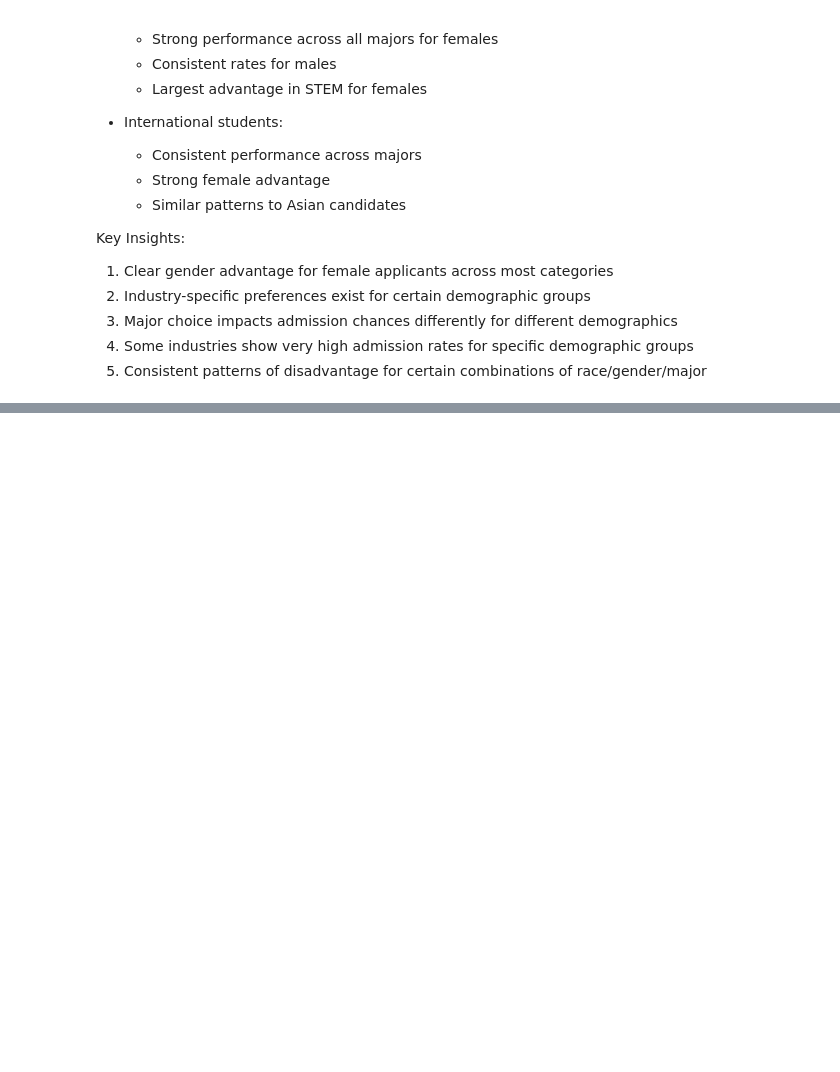
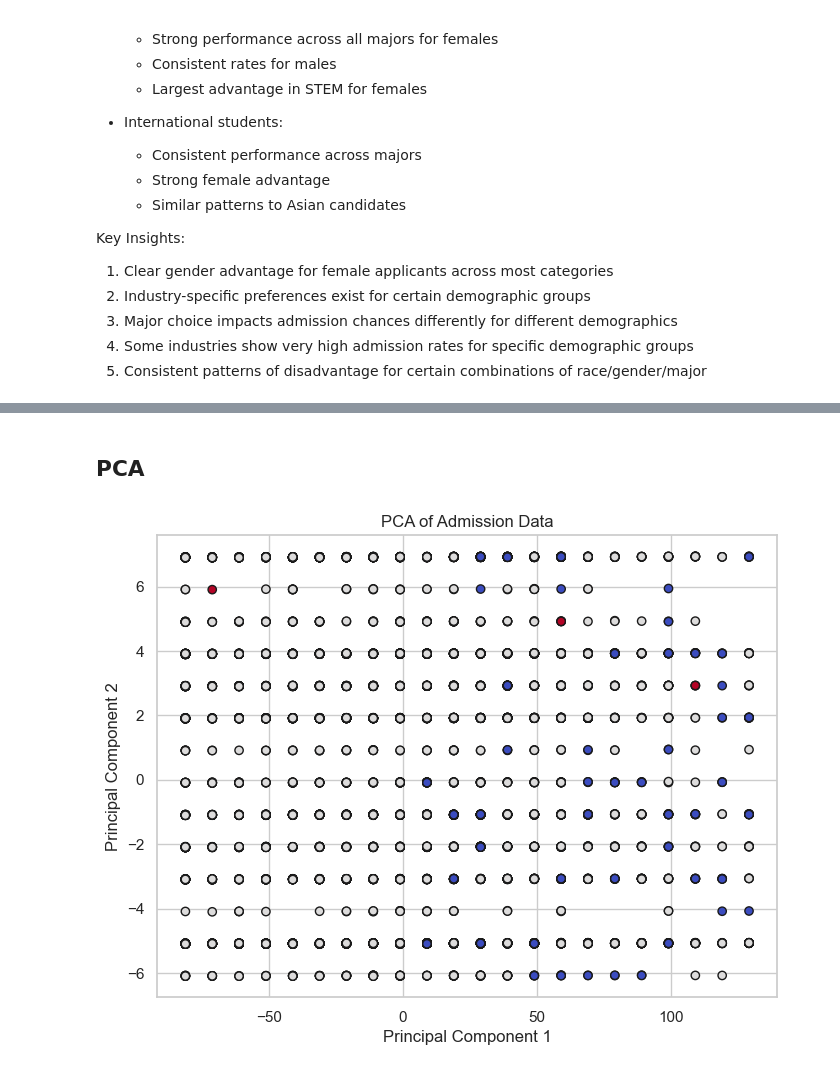
Before and after one commit to Compsci-526-Team-11/MBA-Admission-Insights-and-Predictions, a Jupyter notebook: EDA_ver6.ipynb, the cells around one changed output, grey strips where cells are left out. Saved outputs shown, nothing was run; the diff lists cells and outputs as text; code cells hidden in the pictures; blank space fills up the shorter version.

```diff
--- a/EDA_ver6.ipynb
+++ b/EDA_ver6.ipynb
@@ -837,0 +937,29 @@ Key Insights:
+# %% [markdown]
+## PCA
+# %%
+from sklearn.decomposition import PCA
+from sklearn.preprocessing import LabelEncoder
+
+#Convert categorical variables to numerical representation
+categorical_cols = ['gender', 'international', 'major', 'race', 'work_industry', 'admission']
+label_encoders = {}
+
+for col in categorical_cols:
+    label_encoders[col] = LabelEncoder()
+    df[col] = label_encoders[col].fit_transform(df[col])
+
+#Extract features and target variables
+X = df.drop(columns=['admission', 'application_id'])
+y = df['admission']
+
+pca = PCA(n_components=2)
+X_pca = pca.fit_transform(X)
+
+plt.figure(figsize=(8, 6))
+plt.scatter(X_pca[:, 0], X_pca[:, 1], c=y, cmap='coolwarm', edgecolors='k')
+plt.xlabel('Principal Component 1')
+plt.ylabel('Principal Component 2')
+plt.title('PCA of Admission Data')
+plt.show()
+# %% [output]
+[figure, added]
```
Also changed, not shown: parts of 6 cells of this notebook.
